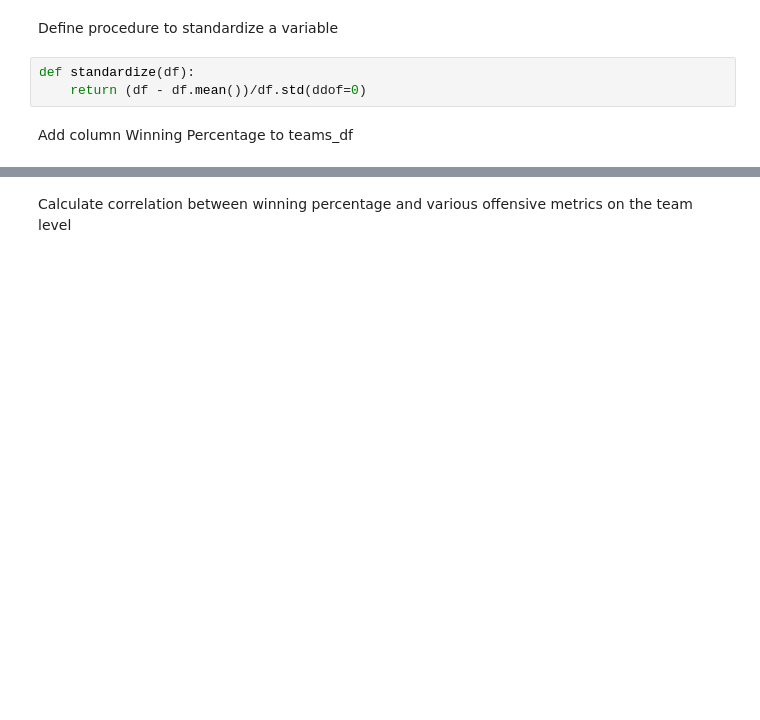
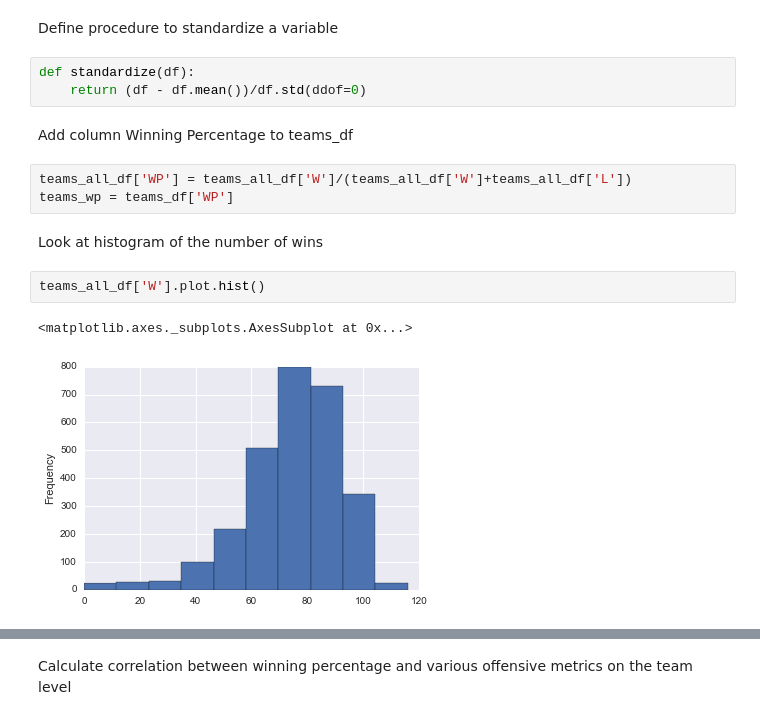
Before and after one commit to blemi4/p2-baseball, a Jupyter notebook: p2baseball.ipynb, the cells around one changed output, grey strips where cells are left out. Saved outputs shown, nothing was run; the diff lists cells and outputs as text; blank space fills up the shorter version.

```diff
--- a/p2baseball.ipynb
+++ b/p2baseball.ipynb
@@ -34,3 +34,13 @@ def standardize(df):
     return (df - df.mean())/df.std(ddof=0)
 # %% [markdown]
 Add column Winning Percentage to teams_df
+# %%
+teams_all_df['WP'] = teams_all_df['W']/(teams_all_df['W']+teams_all_df['L'])
+teams_wp = teams_df['WP']
+# %% [markdown]
+Look at histogram of the number of wins
+# %%
+teams_all_df['W'].plot.hist()
+# %% [output]
+<matplotlib.axes._subplots.AxesSubplot at 0x...>
+[figure, added]
```
Also changed, not shown: parts of 32 cells of this notebook.
